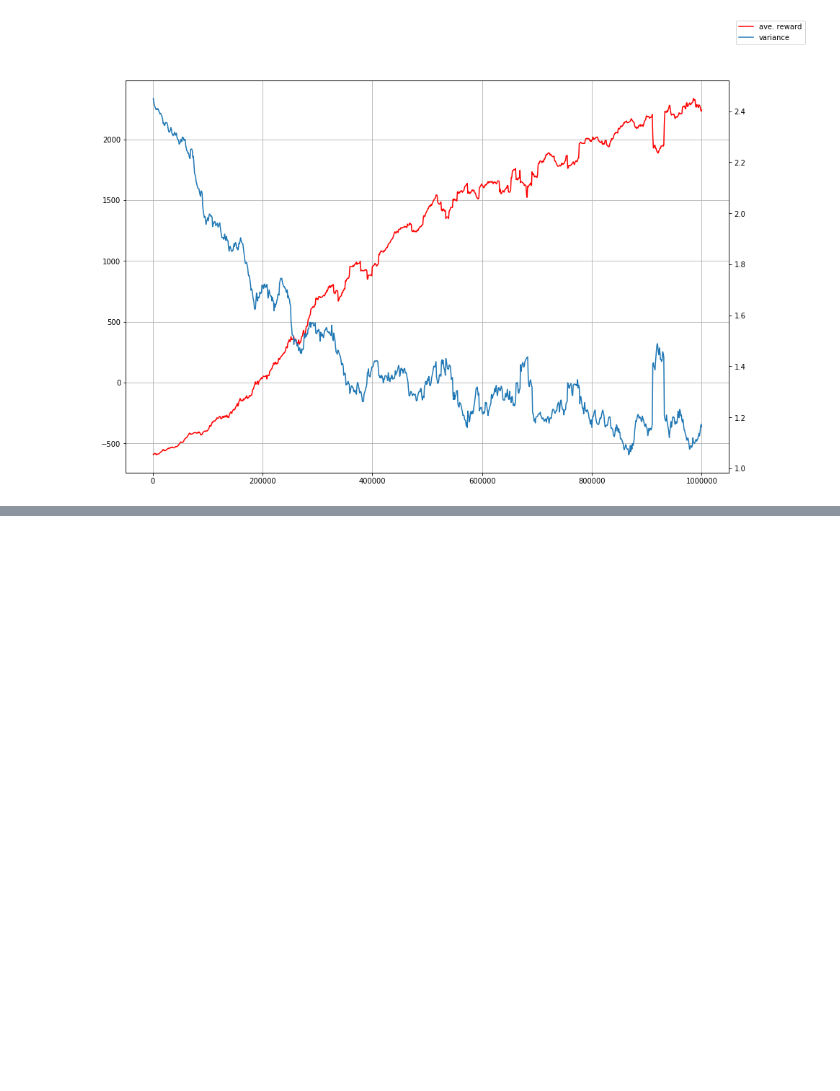
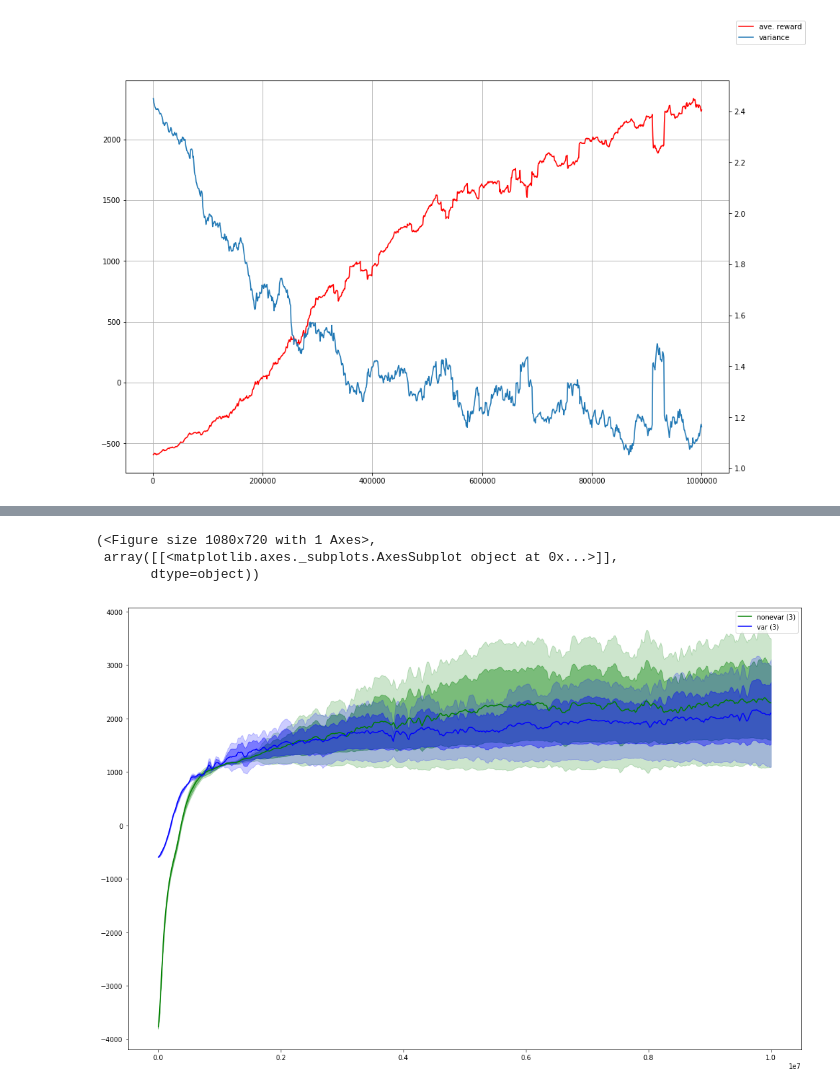
Before and after one commit to guiguiguiguigui/baselines, a Jupyter notebook: variances.ipynb, the cells around one changed output, grey strips where cells are left out. Saved outputs shown, nothing was run; the diff lists cells and outputs as text; code cells hidden in the pictures; blank space fills up the shorter version.

```diff
--- a/variances.ipynb
+++ b/variances.ipynb
@@ -171,0 +174,2 @@ fig.legend()
+# %%
+res = pu.load_results('var_logs/long')
@@ -171,0 +196,7 @@ fig.legend()
+# %%
+pu.plot_results(res, average_group=True, split_fn=lambda _: '', figsize=(15, 10))
+# %% [output]
+(<Figure size 1080x720 with 1 Axes>,
+ array([[<matplotlib.axes._subplots.AxesSubplot object at 0x...>]],
+       dtype=object))
+[figure, added]
```
Also changed, not shown: parts of 4 cells of this notebook.
